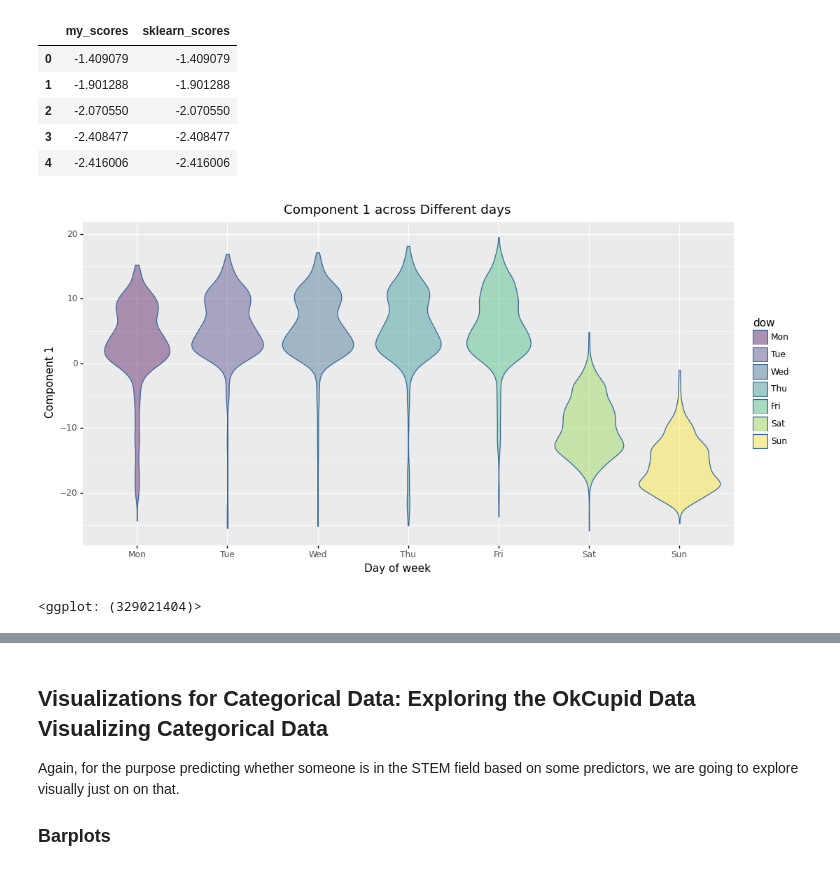
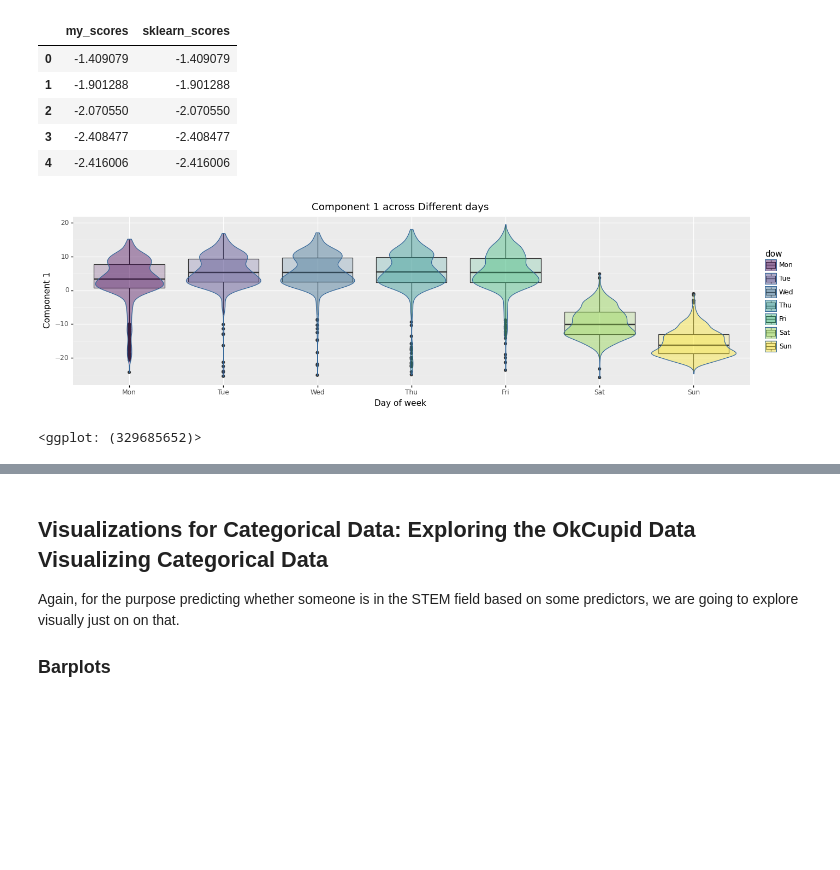
Before and after one commit to nshahpazov/fes-in-python, a Jupyter notebook: 04-eda.ipynb, the cells around one changed output, grey strips where cells are left out. Cells and saved outputs as stored; diff of their text form; code cells hidden in the pictures; blank space fills up the shorter version.

```diff
--- a/04-eda.ipynb
+++ b/04-eda.ipynb
@@ -712,18 +712,21 @@ pd.DataFrame({'my_scores': scores1, 'sklearn_scores': scores_df['principal_compo
 # %%
 scores_df['dow'] = pd.Categorical(scores_df['dow'], categories=['Mon', 'Tue', 'Wed', 'Thu', 'Fri', 'Sat', 'Sun'], ordered=True)
 
 (scores_df
  .assign(principal_component_score_1 = lambda df: df['principal_component_score_1'] * -1)
  .pipe(ggplot) +
     aes(x='dow', y='principal_component_score_1', fill='dow') +
+    # 🎻🎻🎻
+    # geom_jitter(alpha=0.05) +
+    geom_boxplot(alpha=0.2) +
     geom_violin(alpha=0.4, color="#336699") +
     xlab("Day of week") +
     ylab("Component 1") +
     ggtitle("Component 1 across Different days")
 )
 # %% [output]
-[figure, old version]
+[figure, new version]
-<ggplot: (329021404)>
+<ggplot: (329685652)>
 # %%
 ggplot_options.figure_size = (18, 6)
 (
```
Also changed, not shown: parts of 13 cells of this notebook, 5 other files.
